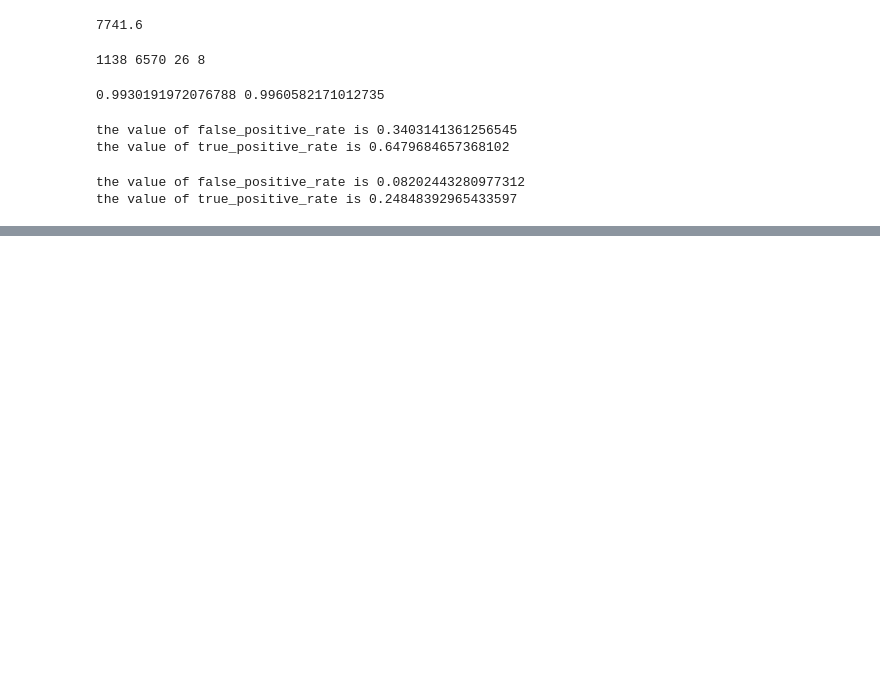
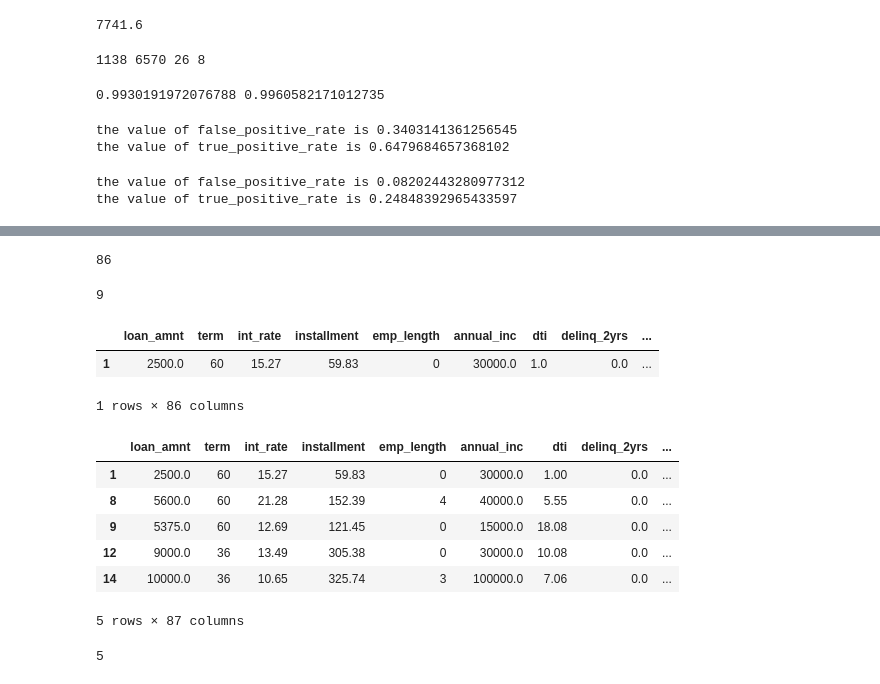
Before and after one commit to KaustuvDash/Credit-Modelling, a Jupyter notebook: First_DataScienceProject_ongithub.ipynb, the cells around one changed output, grey strips where cells are left out. Drawn from its saved outputs; the diff is of its cells as text; code cells hidden in the pictures; blank space fills up the shorter version.

Commit message:
Added_anomaly_detection algorithm

```diff
--- a/First_DataScienceProject_ongithub.ipynb
+++ b/First_DataScienceProject_ongithub.ipynb
@@ -602,0 +622,2 @@ the value of true_positive_rate is 0.9787750151607034
+# %%
+x_train_one,x_test_one,y_train_one,y_test_one = train_test_split(x,y,test_size=0.2,random_state=0)
@@ -602,0 +626,6 @@ the value of true_positive_rate is 0.9787750151607034
+# %%
+credit_one = credit[credit['loan_status']==0]
+x_two = credit_one.drop('loan_status',axis=1)
+y_two = credit_one['loan_status']
+# %%
+test_final = pd.concat([x_two,x_test_one])
@@ -602,0 +656,4 @@ the value of true_positive_rate is 0.9787750151607034
+# %%
+len(sigma)
+# %% [output]
+86
@@ -602,0 +676,26 @@ the value of true_positive_rate is 0.9787750151607034
+# %%
+anomaly[3]
+# %% [output]
+9
+# %%
+test_final.head(1)
+# %% [output]
+|  | loan_amnt | term | int_rate | installment | emp_length | annual_inc | dti | delinq_2yrs | ... |
+| 1 | 2500.0 | 60 | 15.27 | 59.83 | 0 | 30000.0 | 1.0 | 0.0 | ... |
+1 rows × 86 columns
+# %%
+test_final['predicted_values']=5
+# %%
+test_final.head()
+# %% [output]
+|  | loan_amnt | term | int_rate | installment | emp_length | annual_inc | dti | delinq_2yrs | ... |
+| 1 | 2500.0 | 60 | 15.27 | 59.83 | 0 | 30000.0 | 1.00 | 0.0 | ... |
+| 8 | 5600.0 | 60 | 21.28 | 152.39 | 4 | 40000.0 | 5.55 | 0.0 | ... |
+| 9 | 5375.0 | 60 | 12.69 | 121.45 | 0 | 15000.0 | 18.08 | 0.0 | ... |
+| 12 | 9000.0 | 36 | 13.49 | 305.38 | 0 | 30000.0 | 10.08 | 0.0 | ... |
+| 14 | 10000.0 | 36 | 10.65 | 325.74 | 3 | 100000.0 | 7.06 | 0.0 | ... |
+5 rows × 87 columns
+# %%
+test_final.iloc[0,86]
+# %% [output]
+5
```
Also changed, not shown: parts of 21 cells of this notebook.
